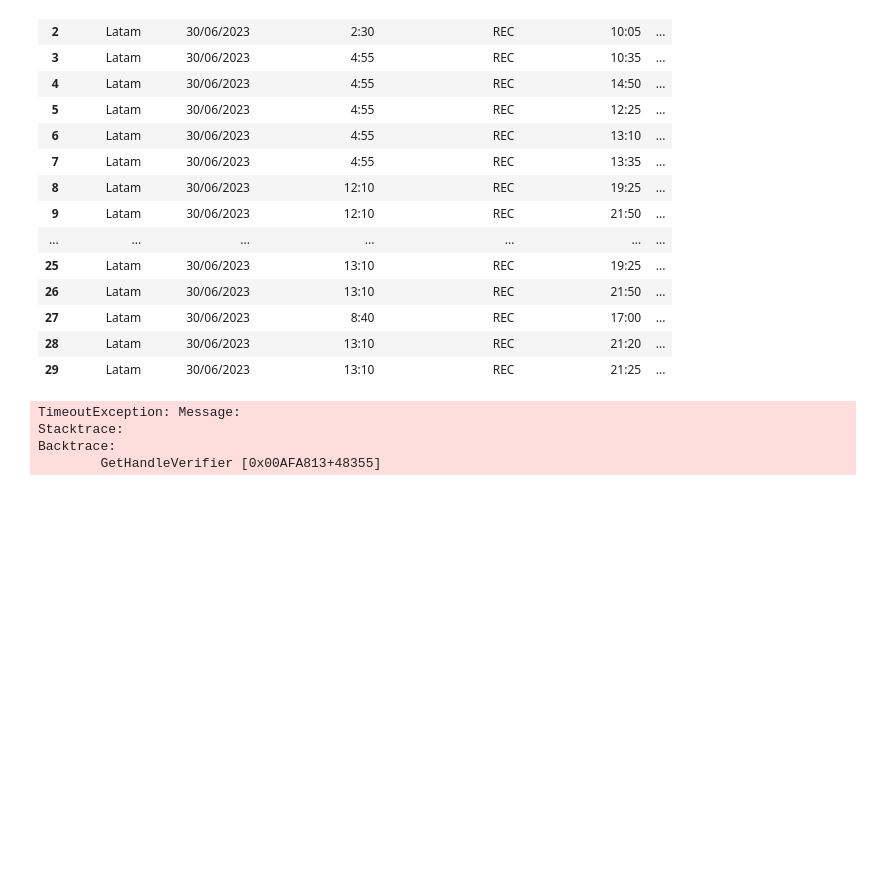
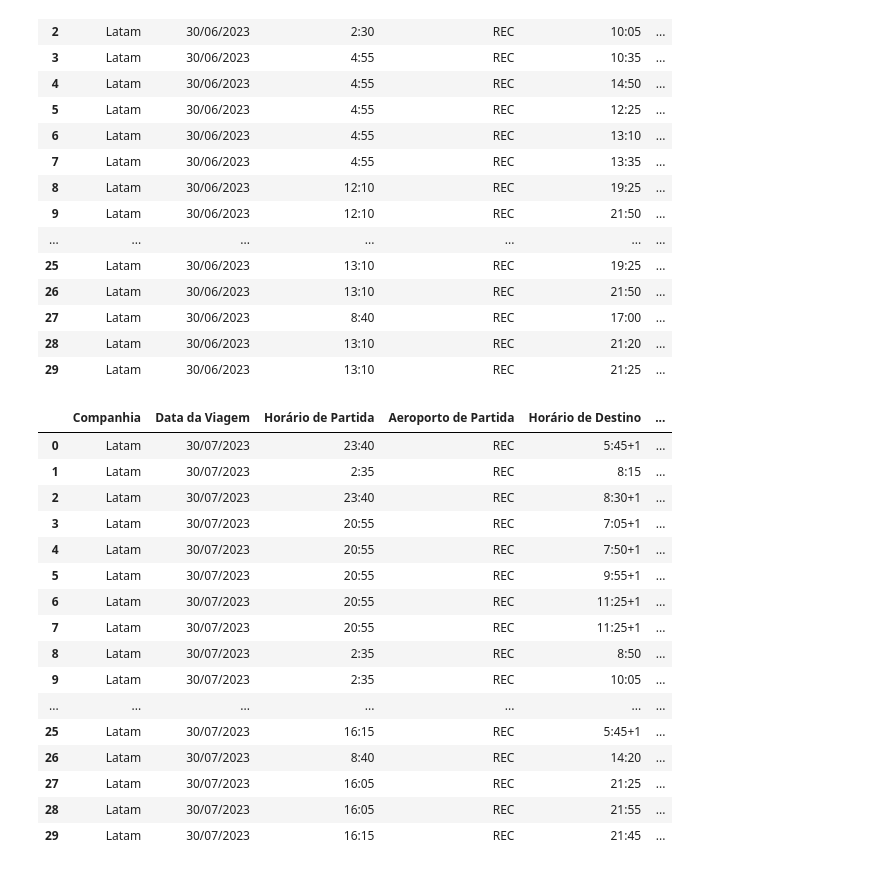
Before and after one commit to matheusgirola/WebScrapping-Passagens, a Jupyter notebook: WebScrapping_Latam.ipynb, the cells around one changed output. Saved outputs shown, nothing was run; the diff lists cells and outputs as text; code cells hidden in the pictures; blank space fills up the shorter version.

```diff
--- a/WebScrapping_Latam.ipynb
+++ b/WebScrapping_Latam.ipynb
@@ -190,9 +190,6 @@ driver.quit()
 driver.get("https://www.latamairlines.com/br/pt/oferta-voos?origin=REC&inbound=null&outbound=2023-07-30T15%3A00%3A00.000Z&destination=RIO&adt=1&chd=0&inf=0&trip=OW&cabin=Economy&redemption=false&sort=RECOMMENDED")
 
 driver.implicitly_wait(20)
-driver.find_element(By.XPATH, '//*[@id="cookies-politics-config-button"]').click()
-driver.implicitly_wait(10)
-driver.find_element(By.XPATH, '//*[@id="cookies-politics-button"]').click()
 
 wait = WebDriverWait(driver, 60)
 temp = wait.until(EC.visibility_of_element_located((By.ID, "WrapperCardFlight0")))
@@ -218,7 +215,7 @@ for i in range(0, 60, 2):
 
     passagem = {
         "Companhia": "Latam",
-        "Data da Viagem": "30/06/2023",
+        "Data da Viagem": "30/07/2023",
         "Horário de Partida" : HORA_PART,
         "Aeroporto de Partida" : AERO_PART,
         "Horário de Destino": HORA_DEST,
@@ -231,10 +228,25 @@ for i in range(0, 60, 2):
     voos.update({(i//2):passagem})
 
     df = pd.DataFrame.from_dict(voos, orient='index')
-# %% [output]
-TimeoutException: Message:
-Stacktrace:
-Backtrace:
-        GetHandleVerifier [0x00AFA813+48355]
+# %%
+df
+# %% [output]
+|  | Companhia | Data da Viagem | Horário de Partida | Aeroporto de Partida | Horário de Destino | ... |
+| 0 | Latam | 30/07/2023 | 23:40 | REC | 5:45+1 | ... |
+| 1 | Latam | 30/07/2023 | 2:35 | REC | 8:15 | ... |
+| 2 | Latam | 30/07/2023 | 23:40 | REC | 8:30+1 | ... |
+| 3 | Latam | 30/07/2023 | 20:55 | REC | 7:05+1 | ... |
+| 4 | Latam | 30/07/2023 | 20:55 | REC | 7:50+1 | ... |
+| 5 | Latam | 30/07/2023 | 20:55 | REC | 9:55+1 | ... |
+| 6 | Latam | 30/07/2023 | 20:55 | REC | 11:25+1 | ... |
+| 7 | Latam | 30/07/2023 | 20:55 | REC | 11:25+1 | ... |
+| 8 | Latam | 30/07/2023 | 2:35 | REC | 8:50 | ... |
+| 9 | Latam | 30/07/2023 | 2:35 | REC | 10:05 | ... |
+| ... | ... | ... | ... | ... | ... | ... |
+| 25 | Latam | 30/07/2023 | 16:15 | REC | 5:45+1 | ... |
+| 26 | Latam | 30/07/2023 | 8:40 | REC | 14:20 | ... |
+| 27 | Latam | 30/07/2023 | 16:05 | REC | 21:25 | ... |
+| 28 | Latam | 30/07/2023 | 16:05 | REC | 21:55 | ... |
+| 29 | Latam | 30/07/2023 | 16:15 | REC | 21:45 | ... |
 # %%
 driver.quit()
```
Also changed, not shown: parts of 4 cells of this notebook.
